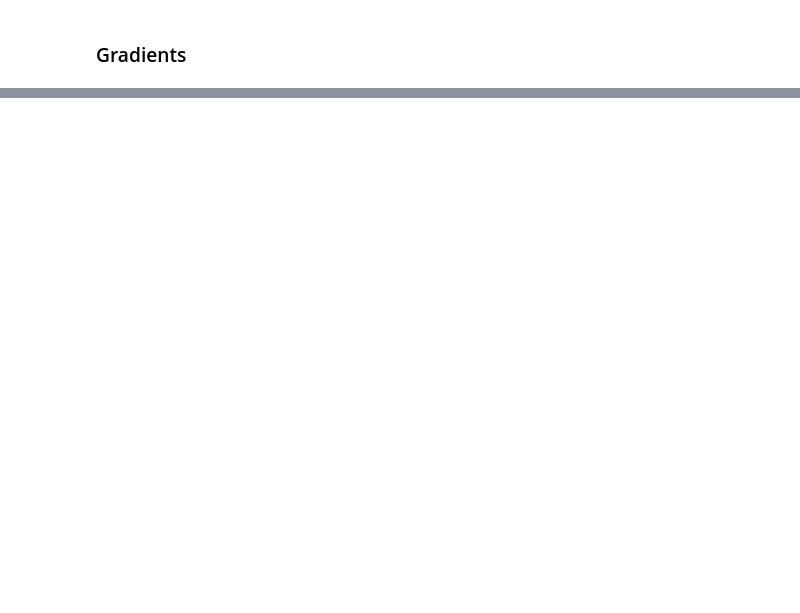
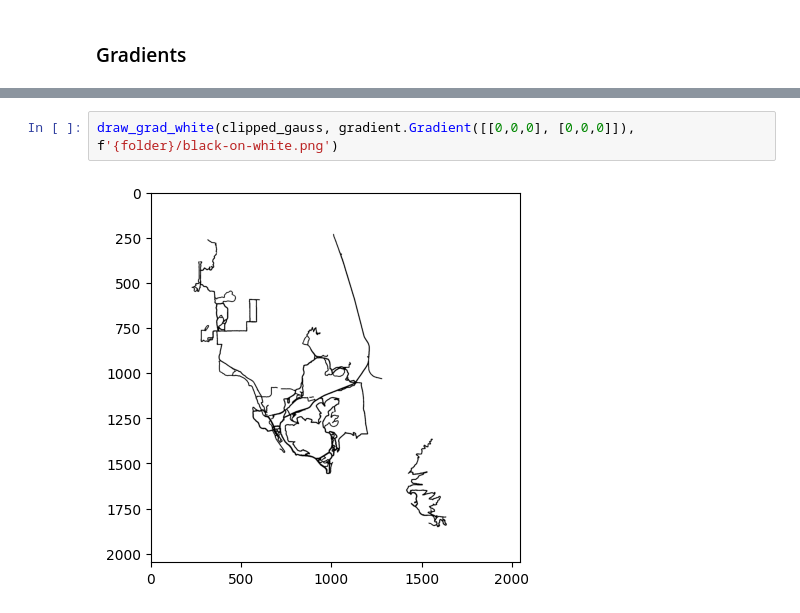
Before and after one commit to jacks14235/heatmap_art, a Jupyter notebook: heatmap_art.ipynb, the cells around one changed output, grey strips where cells are left out. Drawn from its saved outputs; the diff is of its cells as text; blank space fills up the shorter version.

```diff
--- a/heatmap_art.ipynb
+++ b/heatmap_art.ipynb
@@ -226,0 +283,4 @@ img.save('clip_gauss_grad.png')
+# %%
+draw_grad_white(clipped_gauss, gradient.Gradient([[0,0,0], [0,0,0]]), f'{folder}/black-on-white.png')
+# %% [output]
+[figure, added]
```
Also changed, not shown: parts of 13 cells of this notebook, 2 other files.
